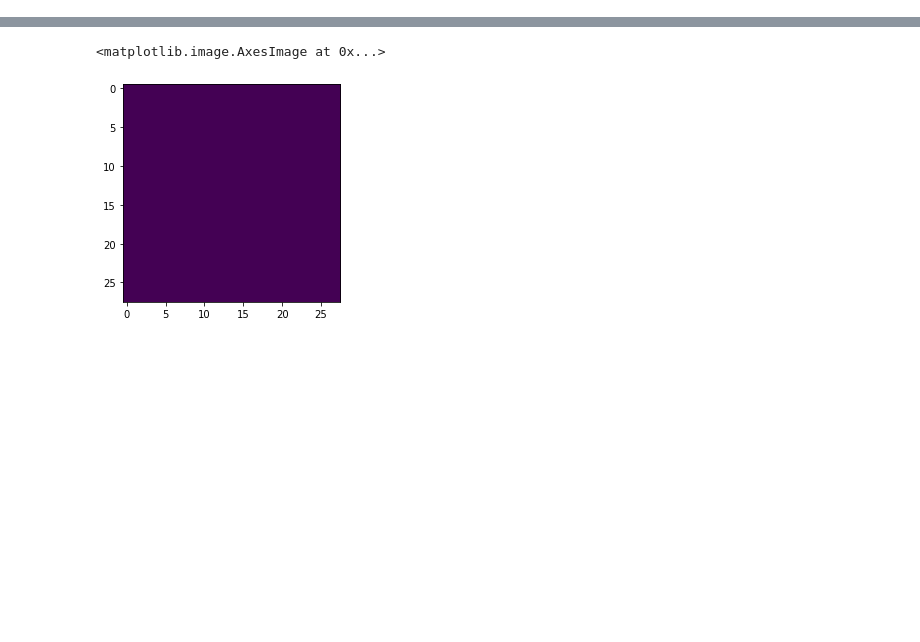
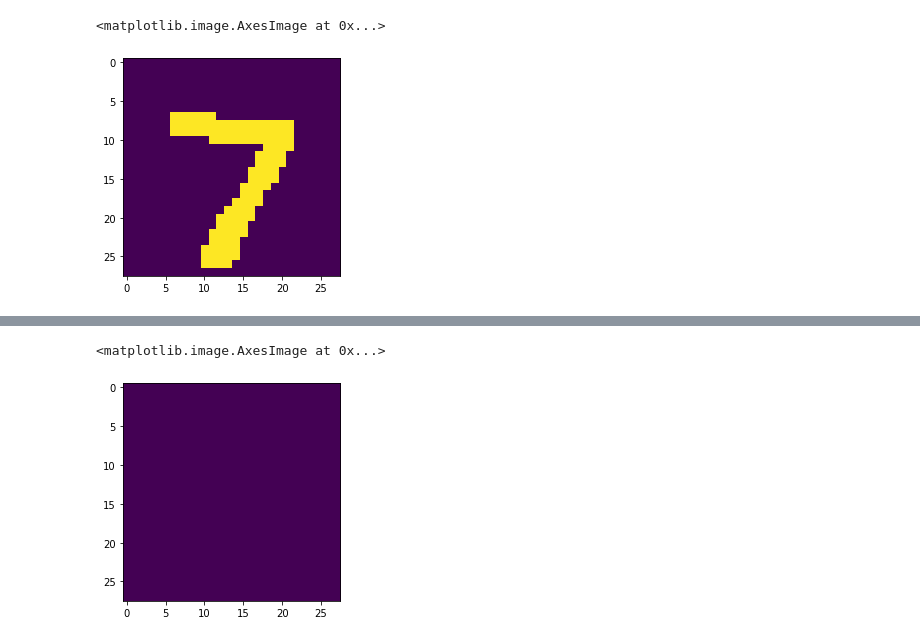
Before and after one commit to mikronco/xai-learning-constraints, a Jupyter notebook: model_training.ipynb, the cells around one changed output, grey strips where cells are left out. Cells and saved outputs as stored; diff of their text form; code cells hidden in the pictures; blank space fills up the shorter version.

```diff
--- a/model_training.ipynb
+++ b/model_training.ipynb
@@ -72,0 +46,5 @@ test_data = datasets.MNIST(
+# %%
+plt.imshow( test_data.data[0,:,:])
+# %% [output]
+<matplotlib.image.AxesImage at 0x...>
+[figure, added]
```
Also changed, not shown: parts of 34 cells of this notebook, 3 other files.
